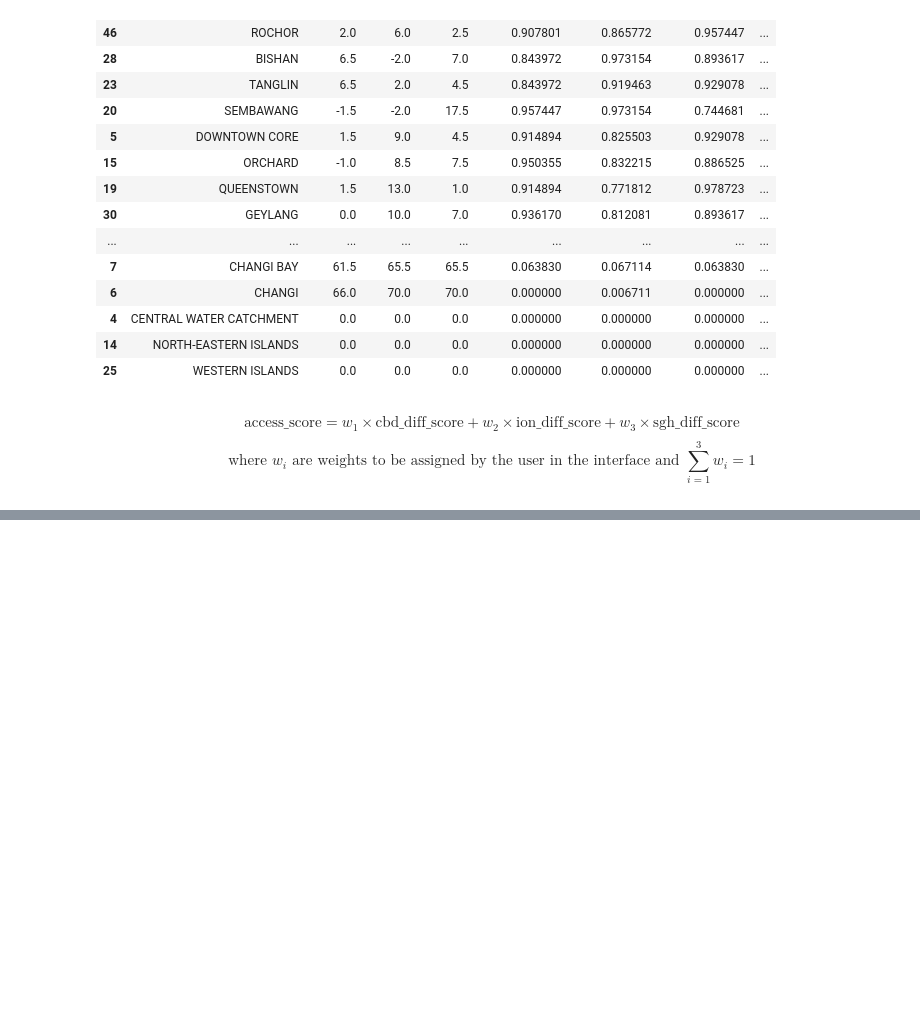
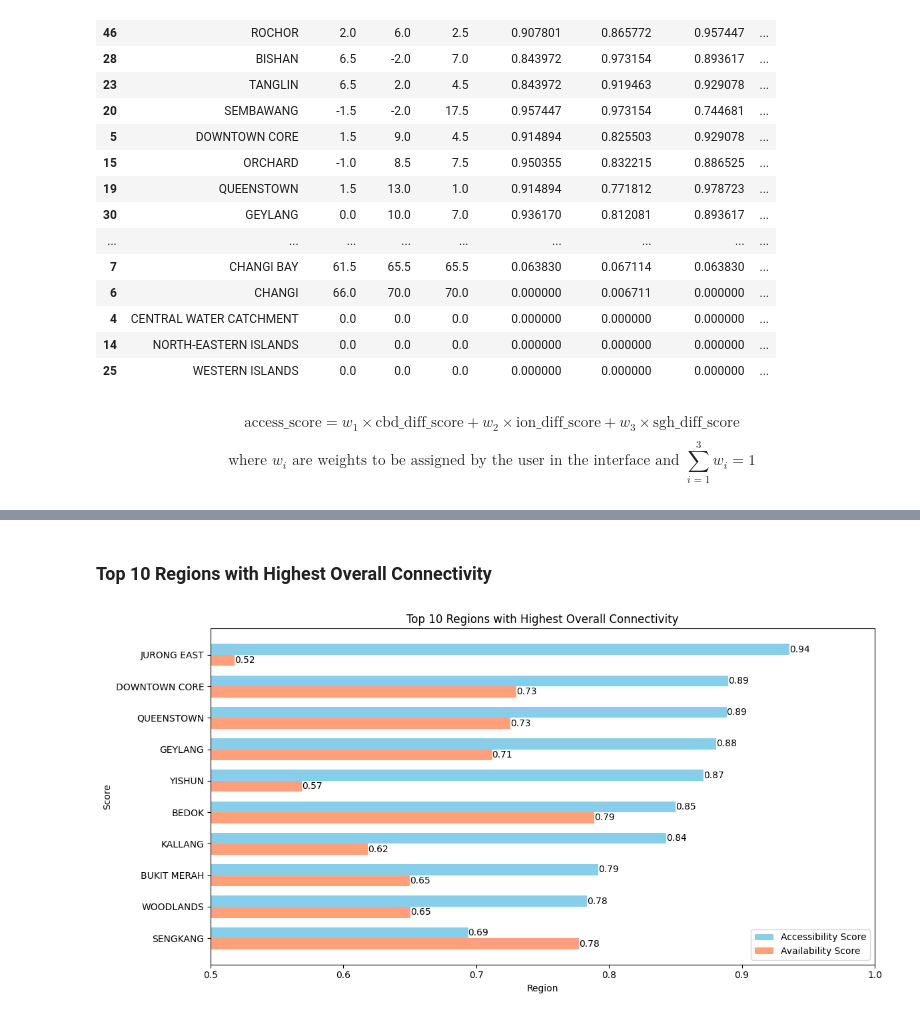
Before and after one commit to kiwi-lemongrass/DSE3101-Enhancing-Urban-Transport, a Jupyter notebook: src/backend.ipynb, the cells around one changed output, grey strips where cells are left out. Cells and saved outputs as stored; diff of their text form; code cells hidden in the pictures; blank space fills up the shorter version.

Commit message:
add overall connectivity to backend code

```diff
--- a/src/backend.ipynb
+++ b/src/backend.ipynb
@@ -696,0 +699,8 @@ $$
+# %%
+avail_with_score = pd.read_csv('../data/avail_with_score.csv')
+access_with_score = pd.read_csv('../data/access_score.csv')
+
+total_score = pd.merge(avail_with_score, access_with_score, on='planning_area', how='left', suffixes=('_avail', '_access'))
+total_score['total_score'] = (total_score['total_score_avail'] + total_score['total_score_access']) / 2
+total_score = total_score.sort_values(by='total_score', ascending=False)
+total_score.head(10)
@@ -696,0 +719,39 @@ $$
+# %% [markdown]
+### Top 10 Regions with Highest Overall Connectivity
+# %%
+top_10 = total_score.head(10)
+top_10_sorted = top_10.sort_values(by='total_score_access', ascending=False)
+
+# Set the width of the bars
+bar_width = 0.35
+
+# Calculate the position for each group of bars
+y = np.arange(len(top_10_sorted['planning_area']))
+
+plt.figure(figsize=(12, 6))
+
+# Plot the bars for access_score
+access_bars = plt.barh(y - bar_width/2, top_10_sorted['total_score_access'], height=bar_width, color='skyblue', label='Accessibility Score')
+
+# Plot the bars for avail_score
+avail_bars = plt.barh(y + bar_width/2, top_10_sorted['total_score_avail'], height=bar_width, color='lightsalmon', label='Availability Score')
+
+
+plt.xlabel('Region')
+plt.ylabel('Score')
+plt.title('Top 10 Regions with Highest Overall Connectivity')
+plt.yticks(y, top_10_sorted['planning_area'])
+plt.gca().invert_yaxis()
+# Add score labels for each bar
+for bar, score in zip(avail_bars, top_10_sorted['total_score_avail']):
+    plt.text(bar.get_width(), bar.get_y() + bar.get_height() / 2, f'{score:.2f}', ha='left', va='center')
+
+for bar, score in zip(access_bars, top_10_sorted['total_score_access']):
+    plt.text(bar.get_width(), bar.get_y() + bar.get_height() / 2, f'{score:.2f}', ha='left', va='center')
+
+plt.xlim(0.5, 1)
+plt.legend()
+plt.tight_layout()
+plt.show()
+# %% [output]
+[figure, added]
```
Also changed, not shown: parts of 2 cells of this notebook.
